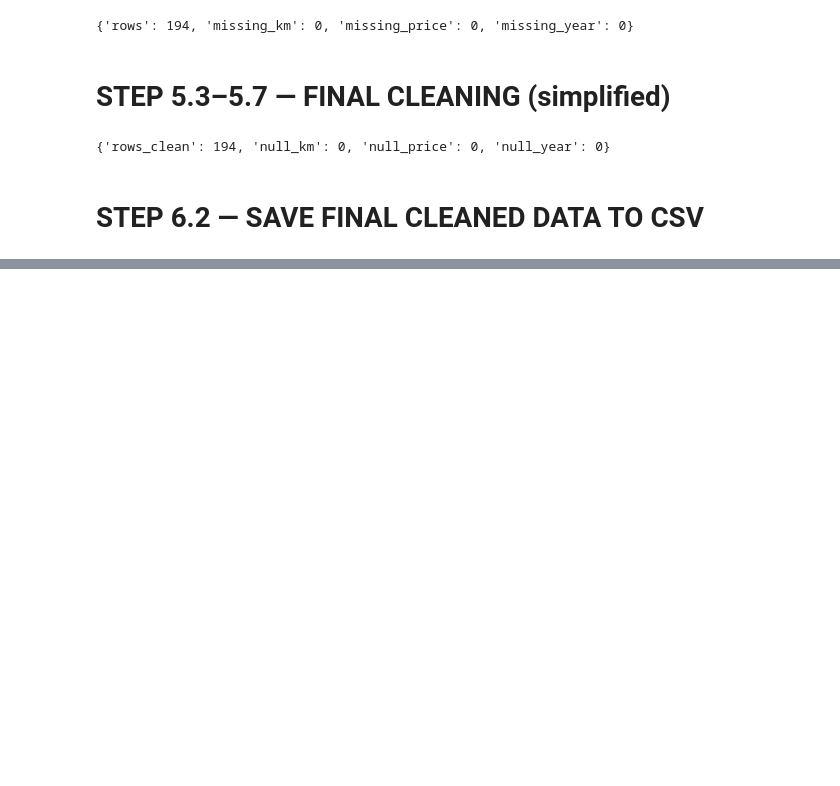
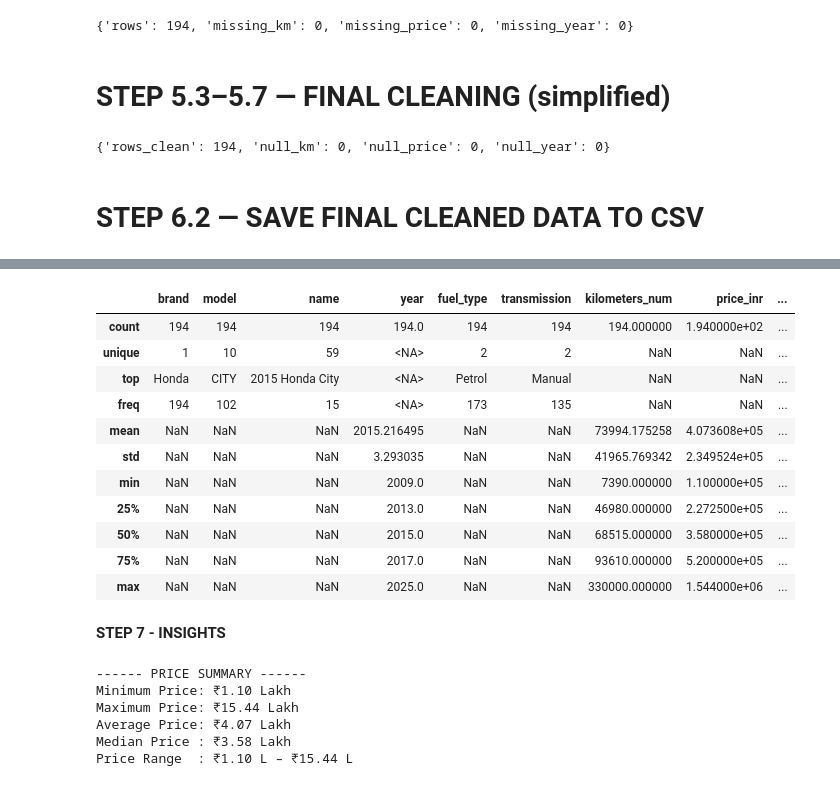
Before and after one commit to sharjeel-png/CP33_TEAM_B_Evoastra_Mini_Project, a Jupyter notebook: EVOASTRA__MINI_PROJECT_[_CP33_TEAM_B_].ipynb, the cells around one changed output, grey strips where cells are left out. Saved outputs shown, nothing was run; the diff lists cells and outputs as text; code cells hidden in the pictures; blank space fills up the shorter version.

```diff
--- a/EVOASTRA__MINI_PROJECT_[_CP33_TEAM_B_].ipynb
+++ b/EVOASTRA__MINI_PROJECT_[_CP33_TEAM_B_].ipynb
@@ -783,0 +803,46 @@ df_cars_clean
+# %%
+df_cars_clean.describe(include='all')
+# %% [output]
+|  | brand | model | name | year | fuel_type | transmission | kilometers_num | price_inr | ... |
+| count | 194 | 194 | 194 | 194.0 | 194 | 194 | 194.000000 | 1.940000e+02 | ... |
+| unique | 1 | 10 | 59 | <NA> | 2 | 2 | NaN | NaN | ... |
+| top | Honda | CITY | 2015 Honda City | <NA> | Petrol | Manual | NaN | NaN | ... |
+| freq | 194 | 102 | 15 | <NA> | 173 | 135 | NaN | NaN | ... |
+| mean | NaN | NaN | NaN | 2015.216495 | NaN | NaN | 73994.175258 | 4.073608e+05 | ... |
+| std | NaN | NaN | NaN | 3.293035 | NaN | NaN | 41965.769342 | 2.349524e+05 | ... |
+| min | NaN | NaN | NaN | 2009.0 | NaN | NaN | 7390.000000 | 1.100000e+05 | ... |
+| 25% | NaN | NaN | NaN | 2013.0 | NaN | NaN | 46980.000000 | 2.272500e+05 | ... |
+| 50% | NaN | NaN | NaN | 2015.0 | NaN | NaN | 68515.000000 | 3.580000e+05 | ... |
+| 75% | NaN | NaN | NaN | 2017.0 | NaN | NaN | 93610.000000 | 5.200000e+05 | ... |
+| max | NaN | NaN | NaN | 2025.0 | NaN | NaN | 330000.000000 | 1.544000e+06 | ... |
+# %% [markdown]
+**STEP 7 - INSIGHTS**
+# %%
+# STEP 7.1 — PRICE RANGE ANALYSIS USING ACTUAL FIELDS
+
+# import pandas as pd
+import numpy as np
+import matplotlib.pyplot as plt
+
+# Convert string price to float (₹ in lakh) if not already
+df_cars_clean['price_lakh'] = df_cars_clean['price_inr'].astype(float) / 1e5 if df_cars_clean['price_inr'].dtype != 'float' else df_cars_clean['price_inr'] / 1e5
+
+# Get summary statistics
+min_price = df_cars_clean['price_lakh'].min()
+max_price = df_cars_clean['price_lakh'].max()
+mean_price = df_cars_clean['price_lakh'].mean()
+median_price = df_cars_clean['price_lakh'].median()
+
+print("------ PRICE SUMMARY ------")
+print(f"Minimum Price: ₹{min_price:.2f} Lakh")
+print(f"Maximum Price: ₹{max_price:.2f} Lakh")
+print(f"Average Price: ₹{mean_price:.2f} Lakh")
+print(f"Median Price : ₹{median_price:.2f} Lakh")
+print(f"Price Range  : ₹{min_price:.2f} L – ₹{max_price:.2f} L")
+# %% [output]
+------ PRICE SUMMARY ------
+Minimum Price: ₹1.10 Lakh
+Maximum Price: ₹15.44 Lakh
+Average Price: ₹4.07 Lakh
+Median Price : ₹3.58 Lakh
+Price Range  : ₹1.10 L – ₹15.44 L
```
Also changed, not shown: parts of 9 cells of this notebook.
